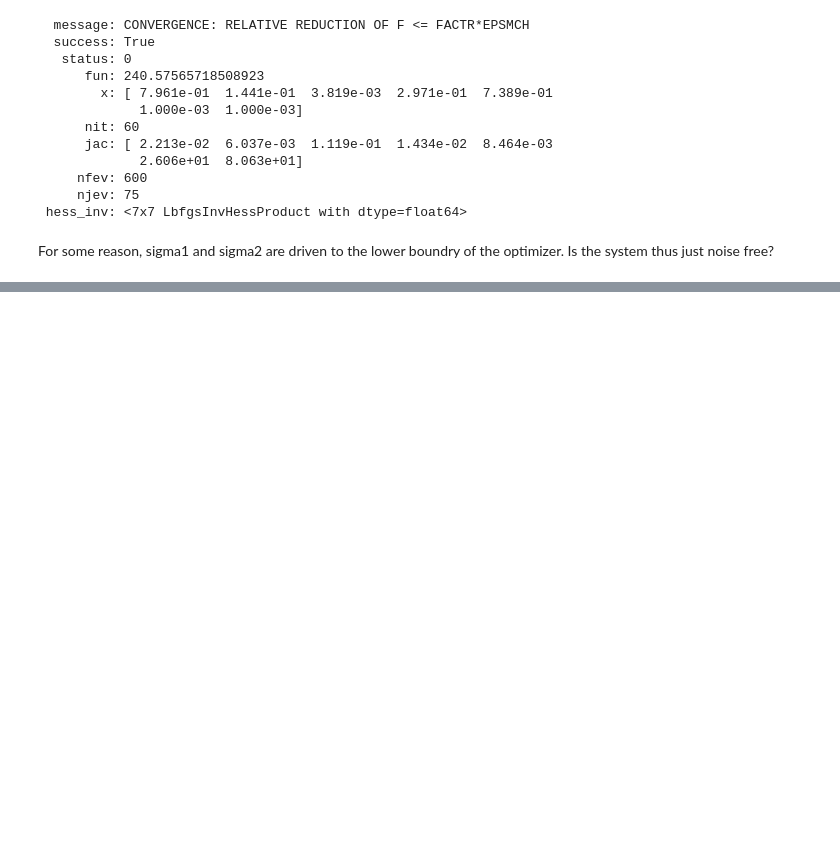
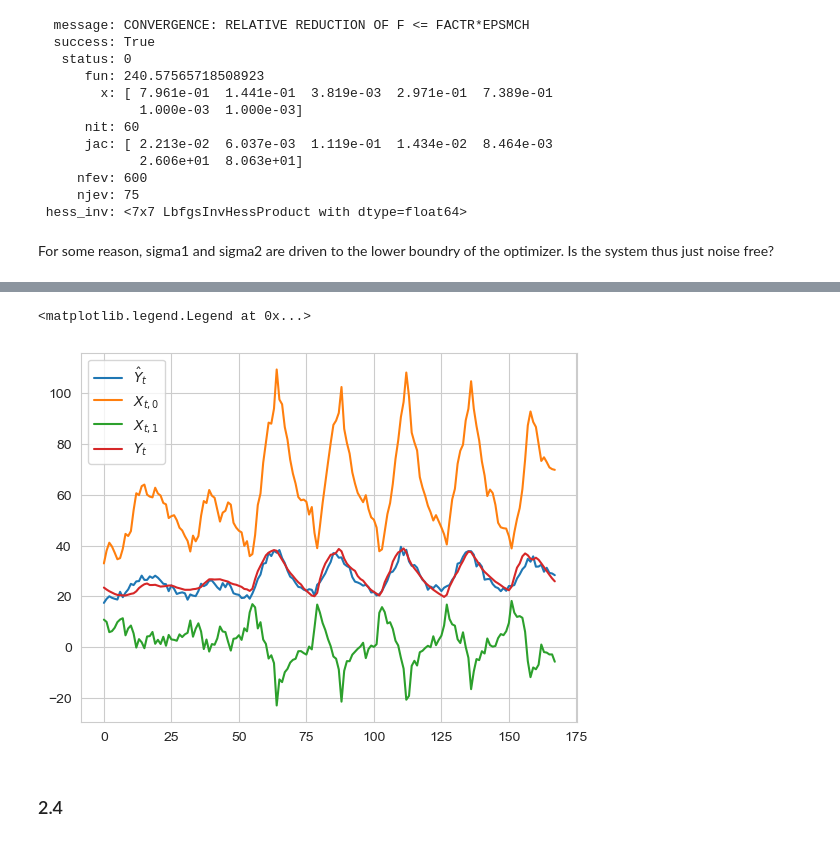
Before and after one commit to JeppeKlitgaard/DTU-02613-TimeSeries, a Jupyter notebook: Assignment4/part2.ipynb, the cells around one changed output, grey strips where cells are left out. Cells and saved outputs as stored; diff of their text form; code cells hidden in the pictures; blank space fills up the shorter version.

```diff
--- a/Assignment4/Yunis/part2.ipynb
+++ b/Assignment4/part2.ipynb
@@ -337,0 +397,3 @@ plt.plot(df["Y"])
+# %%
+res = estimate_2d_state_space(df)
+res
@@ -337,0 +411,32 @@ plt.plot(df["Y"])
+# %%
+def simulate_from_model_2d(par, df):
+    A = par[0:4].reshape(2,2)
+    B = np.array(par[4:10]).reshape(2,3)
+    C = par[10:12].reshape(1,2)
+    sigma1 = np.exp(par[12])
+    sigma2 = np.exp(par[13])
+
+    U = df[["Ta", "S", "I"]].values
+    T = len(U)
+    X = np.zeros((T + 1, 2))
+    Y = np.zeros(T)
+    X[0] = 20.0  # initial condition
+
+    for t in range(T):
+        X[t+1] = A@X[t] + np.dot(B, U[t]) + np.random.multivariate_normal(mean=np.array([0,0]).reshape(-1,), cov=np.eye(2)*sigma1)
+        Y[t] = C@X[t+1] + np.random.normal(0, sigma2)
+
+    return Y, X[1:]
+
+y, x = simulate_from_model_2d(res.x, df)
+# %%
+plt.plot(y, label="$\hat{Y}_t$")
+plt.plot(x[:,0], label="$X_{t,0}$")
+plt.plot(x[:,1], label="$X_{t,1}$")
+plt.plot(df["Y"], label="$Y_t$")
+plt.legend()
+# %% [output]
+<matplotlib.legend.Legend at 0x...>
+[figure, added]
+# %% [markdown]
+### 2.4
```
Also changed, not shown: parts of 12 cells of this notebook, 2 other files.
